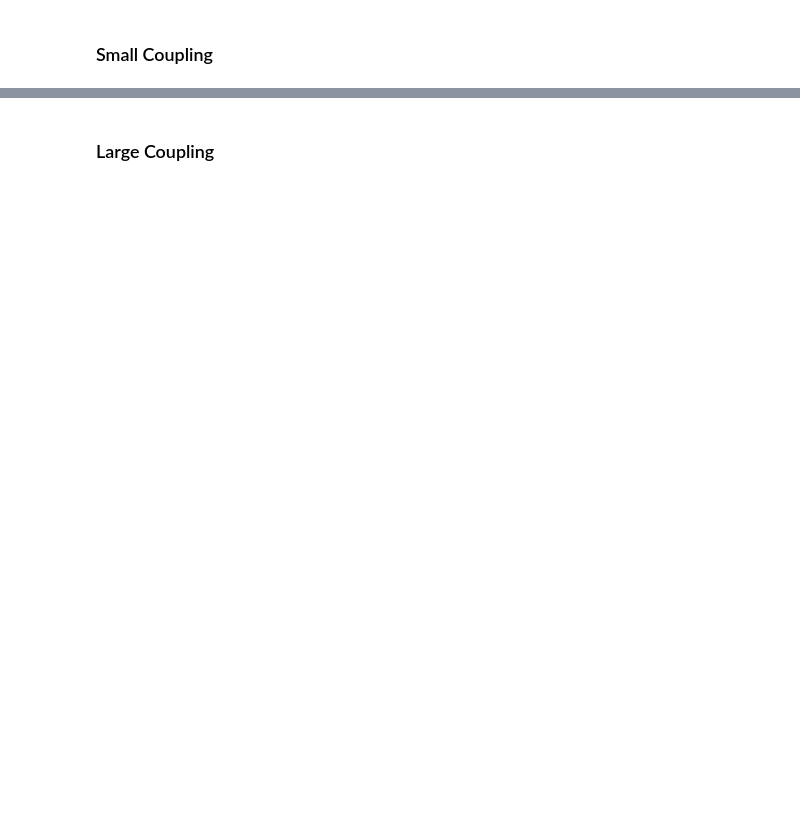
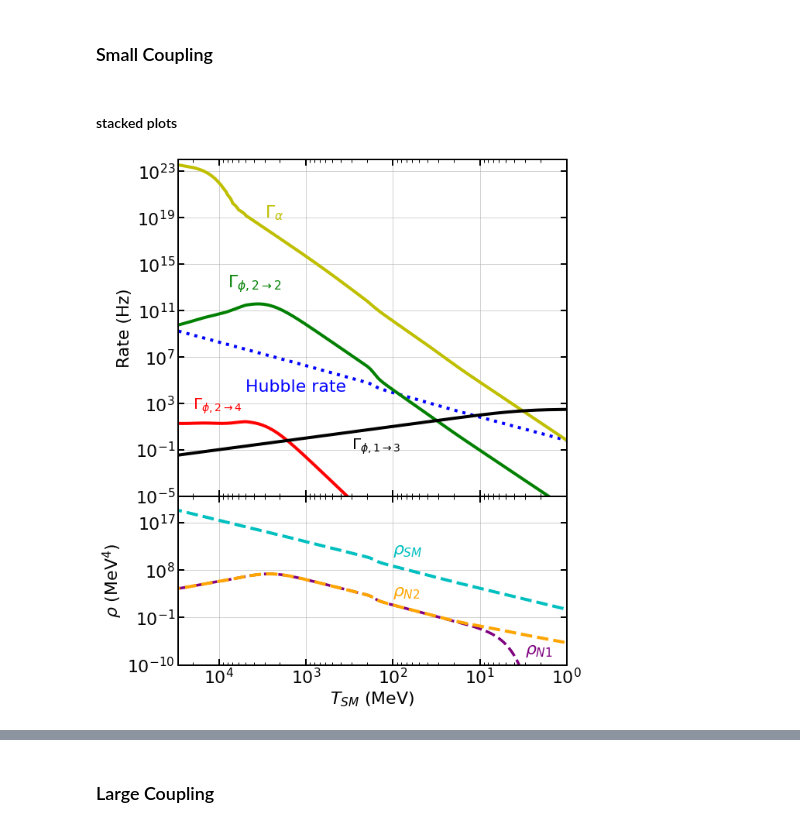
Before and after one commit to JakeSpisak/Sterile-Neutrinos, a Jupyter notebook: darksector.ipynb, the cells around one changed output, grey strips where cells are left out. Cells and saved outputs as stored; diff of their text form; code cells hidden in the pictures; blank space fills up the shorter version.

```diff
--- a/darksector.ipynb
+++ b/darksector.ipynb
@@ -341,2 +299,60 @@ plt.show()
 # %% [markdown]
 ### Small Coupling
+# %% [markdown]
+#### stacked plots
+# %%
+Gphi_over_Gf = 10
+x_min, x_max = 3*10**4, 1
+
+exponent = ds.sterile_decay_rate(ms, Gphi_over_Gf, numerical_factor=1)*elapsed_time/gamma
+rho_s1 = 0.5*rho_DS_domain*np.exp(-exponent) # assume both are always relativistic, ignore time dependence of gamma
+rho_s2 = rho_DS_domain-rho_s1 # assume both are always relativistic
+
+
+# Create a figure and a 1x2 subplot grid with different heights and shared x-axis
+fig, ax = plt.subplots(2, 1, figsize=(9, 12), gridspec_kw={'height_ratios': [1, 0.5]}, sharex=True)
+fig.subplots_adjust(hspace=0)
+
+# Plot data on the first subplot (ax[0])
+ax[0].loglog(T_domain, ds.hubble_rate_func(T_domain)*c.MeVtoHz, c='b', linewidth=4, ls='dotted', label='Hubble rate')
+ax[0].annotate('Hubble rate', (5*10**3, 10**4), fontsize=22, c='b', rotation=0)
+ax[0].loglog(T_domain, sid.active_scattering_rate(3*T_domain, T_domain, flavor)*c.MeVtoHz, c='y', linewidth=4, label=r'$\Gamma_\alpha$')
+ax[0].annotate(r'$\Gamma_\alpha$', (3*10**3, 10**19), fontsize=22, c='y', rotation=0)
+ax[0].loglog(T_domain, ds.gamma_s_2to2(3*T_domain, T_domain, beta_domain, Gphi_over_Gf)*c.MeVtoHz, c='g', linewidth=4, label=r'$\Gamma_{\phi,2 \rightarrow 2}$')
+ax[0].annotate(r'$\Gamma_{\phi,2 \rightarrow 2}$', (8*10**3, 10**13), fontsize=22, c='g', rotation=0)
+ax[0].loglog(T_domain, ds.gamma_s_2to4(3*T_domain, T_domain, beta_domain, Gphi_over_Gf)*c.MeVtoHz, linewidth=4, c='r', label=r'$\Gamma_{s,2to4}^{approx}$')
+ax[0].annotate(r'$\Gamma_{\phi,2 \rightarrow 4}$', (2*10**4, 3*10**2), fontsize=20, c='r', rotation=0)
+ax[0].loglog(T_domain, ds.sterile_decay_rate(ms, Gphi_over_Gf, numerical_factor=1)*c.MeVtoHz/gamma, linewidth=4, c='k', label=r'$\Gamma_{s, 1to3}^{approx}$')
+ax[0].annotate(r'$\Gamma_{\phi, 1 \rightarrow 3}$', (3*10**2, 10**-1), fontsize=20, c='k', rotation=0)
+ax[0].invert_xaxis()
+ax[0].set_ylabel(r'Rate (Hz)')
+ax[0].set_ylim(10.**-5, 10.**24)
+ax[0].set_xlim(x_min, x_max)
+
+# Plot data on the second subplot (ax[1])
+ax[1].loglog(T_domain, ds.energy_density_func(T_domain), c='c', ls='--', linewidth=4)
+ax[1].annotate(r'$\rho_{SM}$', (10**2, 10**11), fontsize=22, c='c', rotation=0)
+ax[1].loglog(T_domain, rho_s1, c='purple', linewidth=3.5, ls='--')
+ax[1].annotate(r'$\rho_{N1}$', (3, 10**-8), fontsize=22, c='purple', rotation=0)
+ax[1].loglog(T_domain, rho_s2, c='orange', linewidth=4, ls='--')
+ax[1].annotate(r'$\rho_{N2}$', (10**2, 10**3), fontsize=22, c='orange', rotation=0)
+ax[1].invert_xaxis()
+ax[1].set_ylabel(r'$\rho$ (MeV$^4$)')
+ax[1].set_xlabel(r'$T_{SM}$ (MeV)')
+ax[1].set_xlim(x_min, x_max)
+ax[1].set_ylim(10**-10, 10.**22)
+
+# Change the thickness of the plot frame
+for axis in ax:
+    axis.spines['top'].set_linewidth(2)     # Top spine
+    axis.spines['right'].set_linewidth(2)   # Right spine
+    axis.spines['bottom'].set_linewidth(2)  # Bottom spine
+    axis.spines['left'].set_linewidth(2)    # Left spine
+    axis.tick_params(axis='both', which='major', direction='in', width=2, length=8, top=True, right=True)
+    axis.tick_params(axis='both', which='minor', direction='in', width=1, length=4, top=True, right=True)
+    axis.grid(which='major', alpha=0.7)
+
+plt.savefig("plots/no2to4_example.pdf", bbox_inches='tight')
+plt.show()
+# %% [output]
+[figure, added]
```
Also changed, not shown: parts of 11 cells of this notebook, 7 other files.
